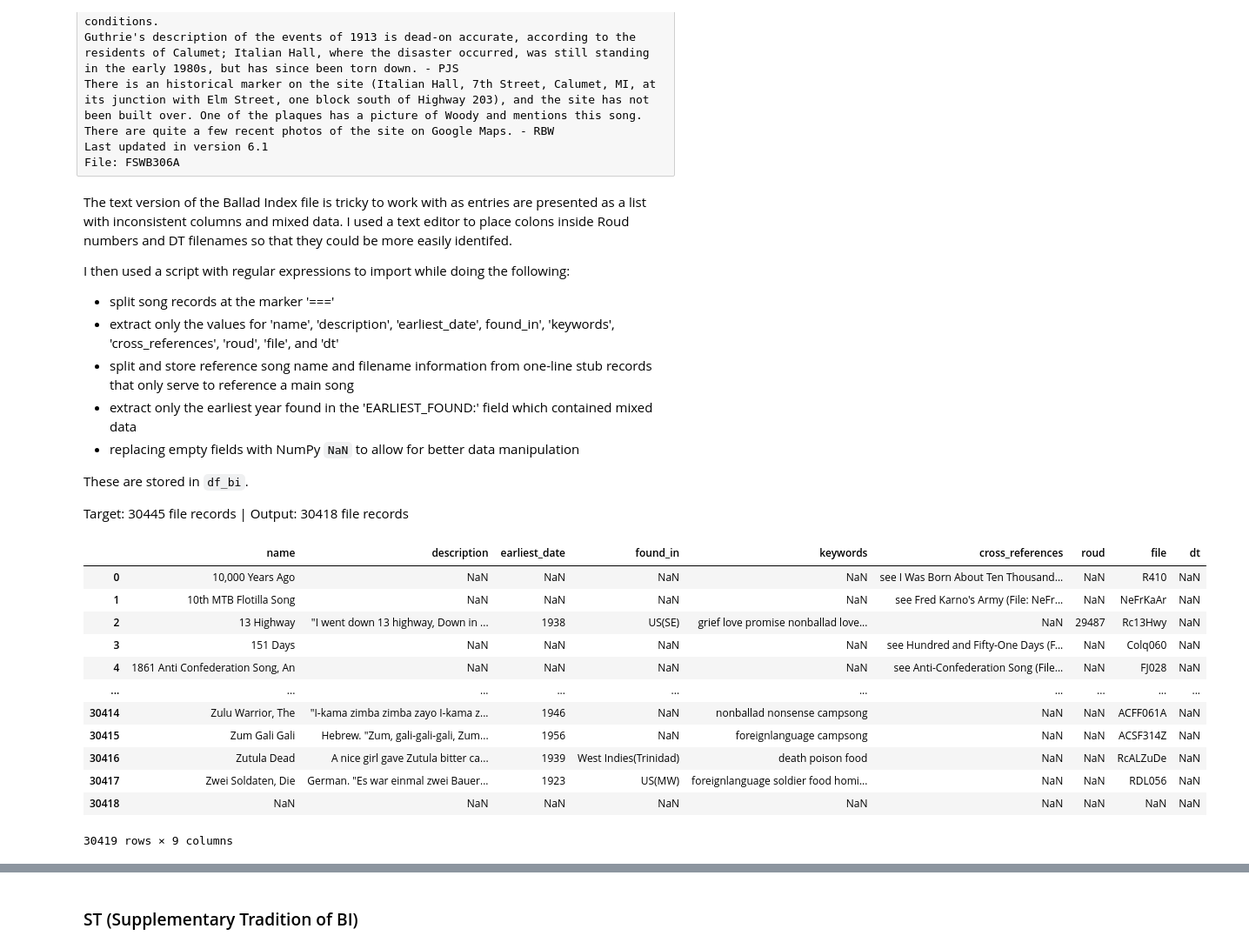
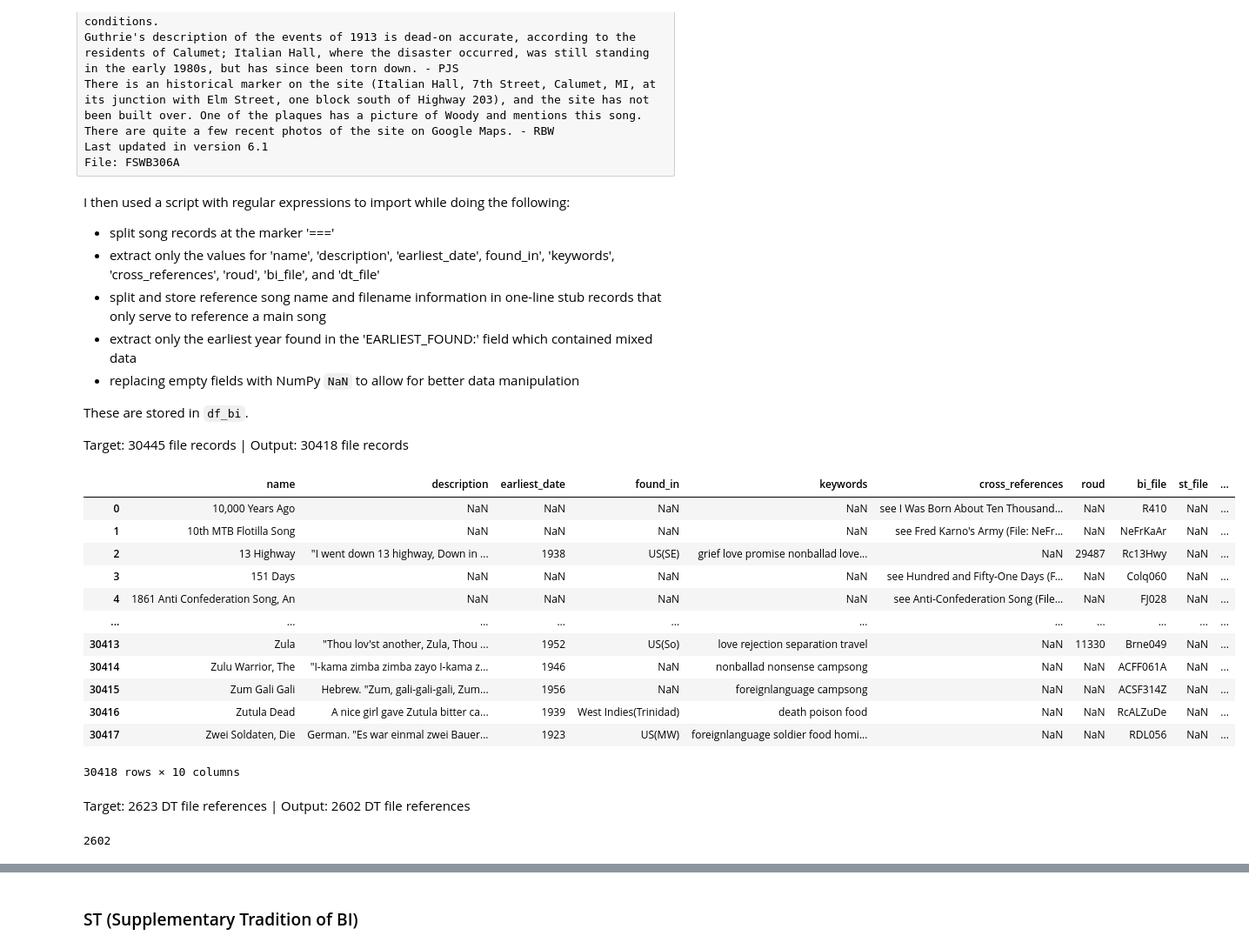
Before and after one commit to sian0x0/Roud-Song-Clusters, a Jupyter notebook: Roud-Clusters.ipynb, the cells around one changed output, grey strips where cells are left out. Shown at 87% size. Drawn from its saved outputs; the diff is of its cells as text; code cells hidden in the pictures.

```diff
--- a/Roud-Clusters.ipynb
+++ b/Roud-Clusters.ipynb
@@ -92,12 +103,10 @@ There is an historical marker on the site (Italian Hall, 7th Street, Calumet, MI
 Last updated in version 6.1
 File: FSWB306A
 # %% [markdown]
-The text version of the Ballad Index file is tricky to work with as entries are presented as a list with inconsistent columns and mixed data. I used a text editor to place colons inside Roud numbers and DT filenames so that they could be more easily identifed.
-
 I then used a script with regular expressions to import while doing the following:
 - split song records at the marker '==='
-- extract only the values for 'name', 'description', 'earliest_date', found_in', 'keywords', 'cross_references', 'roud', 'file', and 'dt'
-- split and store reference song name and filename information from one-line stub records that only serve to reference a main song
+- extract only the values for 'name', 'description', 'earliest_date', found_in', 'keywords', 'cross_references', 'roud', 'bi_file', and 'dt_file'
+- split and store reference song name and filename information in one-line stub records that only serve to reference a main song
 - extract only the earliest year found in the 'EARLIEST_FOUND:' field which contained mixed data
 - replacing empty fields with NumPy `NaN` to allow for better data manipulation
 
@@ -115,14 +124,15 @@ file_path = './Data/BalladIndex/txt/BDIDXTXT/balldidxedited.txt'
 with open(file_path, 'r') as file:
     data = file.read()
 
-# define each record's start and end marker then find each record
+# define each record's start (0) and end (1) marker
 record_pattern = re.compile(r'===\n(.*?)(?=\n===)', re.DOTALL)
+# initialise a callable iterator that will go over the `data` spit out matches
 records = re.finditer(record_pattern, data)
 
-# list to store dicts of extracted information
+# list to store dicts of extracted `record_data`
 records_data = []
 
-# regular expression patterns describing possible fields and values for a record
+# dict of possible fields in a record, and regular expression patterns to find them with
 field_patterns = {
     'name': r'NAME: (.*?)(?:\n|$)',
     'description': r'DESCRIPTION: ((?:(?!KEYWORDS|FOUND_IN|REFERENCES|ROUD|File:|CROSS_REFERENCES:|DT:).)*)(?:\n|$)',
@@ -131,68 +141,81 @@ field_patterns = {
     'keywords': r'KEYWORDS: (.*?)(?:\n|$)',
     'cross_references': r'CROSS_REFERENCES:\n(.*?)(?:(?=\n{2}|===|File:|DT:)|\n\Z)', #TODO: check this needs DT:
     'roud': r'ROUD: (.*?)(?:\n|$)',
-    'file': r'File: (.*?)(?:\n|$)',
-    'dt': r'DT: (.*?)(?:\n|$)'
+    'bi_file': r'File: (.*?)(?:\n|$)',
+    'st_file': r'ST: (.*?)(?:\n|$)',
+    'dt_file': r'DT: (.*?)(?:\n|$)'
 }
 
 # loop to extract information for each record
 for record in records:
-    # dict to store keys and values for each record
+    # dict to store key and value for each record
     record_data = {}
     # loop to extract information for each field in each record
     for field, pattern in field_patterns.items():
         value = re.search(pattern, record.group(1), re.DOTALL)
+        # if a value matching a search pattern has been found, replace `value`
+        # to store the right bit: group(1)
         if value:
             value = value.group(1).strip()
-            # year handling: find all 4-digit years in field then pick lowest
+            # extra year handling: find all 4-digit years in field then pick lowest
             if field == 'earliest_date':
                 years = re.findall(r'\b\d{4}\b', value)
                 if years:
                     value = min(map(int, years))
         else:
             value = ""
         record_data[field] = value
 
-    # stub handling: if 'name' contains ': see' and/or 'File:', store these in 'cross_references', and 'file' fields accordingly
+    # stub handling: if 'name' line contains ': see' and/or 'File:',
+    # store these in 'cross_references' and 'bi_file' fields accordingly
     name = record_data['name']
     if ': see' in name:
         cross_ref_idx = name.find(': see')
         record_data['cross_references'] = 'see ' + name[cross_ref_idx + 5:].strip()
         record_data['name'] = name[:cross_ref_idx].strip()
-
-    file_info = record_data['file']
-    if '(File:' in file_info:
-        cross_ref_idx = file_info.find('(File:')
-        record_data['cross_references'] = file_info[cross_ref_idx + 6:].strip().rstrip(')')
-        record_data['file'] = file_info[:cross_ref_idx].strip()
+    bi_file_info = record_data['bi_file']
+    if '(File:' in bi_file_info:
+        cross_ref_idx = bi_file_info.find('(File:')
+        record_data['cross_references'] = bi_file_info[cross_ref_idx + 6:].strip().rstrip(')')
+        record_data['bi_file'] = bi_file_info[:cross_ref_idx].strip()
 
     # remove any brackets from 'file' field
-    record_data['file'] = record_data['file'].replace('(', '').replace(')', '')
+    record_data['bi_file'] = record_data['bi_file'].replace('(', '').replace(')', '')
     # remove any * from DT filenames
-    record_data['dt'] = record_data['dt'].replace('*', '')
+    record_data['dt_file'] = record_data['dt_file'].replace('*', '')
 
     # append the new record_data to the records_data
     records_data.append(record_data)
 
 # create a DataFrame from the records_data
 df_bi = pd.DataFrame(records_data)
+
+# fill NaNs
 df_bi = df_bi.replace('', np.nan)
+
 #check for empty rows
 #df_bi[df_bi.isnull().all(axis=1)]
-# remove 1 empty row
+# remove empty rows (there was only one at the end)
 df_bi.dropna(how='all', inplace=True)
+
 df_bi
 # %% [output]
-|  | name | description | earliest_date | found_in | keywords | cross_references | roud | file | dt |
-| 0 | 10,000 Years Ago | NaN | NaN | NaN | NaN | see I Was Born About Ten Thousand... | NaN | R410 | NaN |
-| 1 | 10th MTB Flotilla Song | NaN | NaN | NaN | NaN | see Fred Karno's Army (File: NeFr... | NaN | NeFrKaAr | NaN |
-| 2 | 13 Highway | "I went down 13 highway, Down in ... | 1938 | US(SE) | grief love promise nonballad love... | NaN | 29487 | Rc13Hwy | NaN |
-| 3 | 151 Days | NaN | NaN | NaN | NaN | see Hundred and Fifty-One Days (F... | NaN | Colq060 | NaN |
-| 4 | 1861 Anti Confederation Song, An | NaN | NaN | NaN | NaN | see Anti-Confederation Song (File... | NaN | FJ028 | NaN |
-| ... | ... | ... | ... | ... | ... | ... | ... | ... | ... |
-| 30414 | Zulu Warrior, The | "I-kama zimba zimba zayo I-kama z... | 1946 | NaN | nonballad nonsense campsong | NaN | NaN | ACFF061A | NaN |
-| 30415 | Zum Gali Gali | Hebrew. "Zum, gali-gali-gali, Zum... | 1956 | NaN | foreignlanguage campsong | NaN | NaN | ACSF314Z | NaN |
-| 30416 | Zutula Dead | A nice girl gave Zutula bitter ca... | 1939 | West Indies(Trinidad) | death poison food | NaN | NaN | RcALZuDe | NaN |
-| 30417 | Zwei Soldaten, Die | German. "Es war einmal zwei Bauer... | 1923 | US(MW) | foreignlanguage soldier food homi... | NaN | NaN | RDL056 | NaN |
-| 30418 | NaN | NaN | NaN | NaN | NaN | NaN | NaN | NaN | NaN |
+|  | name | description | earliest_date | found_in | keywords | cross_references | roud | bi_file | st_file | ... |
+| 0 | 10,000 Years Ago | NaN | NaN | NaN | NaN | see I Was Born About Ten Thousand... | NaN | R410 | NaN | ... |
+| 1 | 10th MTB Flotilla Song | NaN | NaN | NaN | NaN | see Fred Karno's Army (File: NeFr... | NaN | NeFrKaAr | NaN | ... |
+| 2 | 13 Highway | "I went down 13 highway, Down in ... | 1938 | US(SE) | grief love promise nonballad love... | NaN | 29487 | Rc13Hwy | NaN | ... |
+| 3 | 151 Days | NaN | NaN | NaN | NaN | see Hundred and Fifty-One Days (F... | NaN | Colq060 | NaN | ... |
+| 4 | 1861 Anti Confederation Song, An | NaN | NaN | NaN | NaN | see Anti-Confederation Song (File... | NaN | FJ028 | NaN | ... |
+| ... | ... | ... | ... | ... | ... | ... | ... | ... | ... | ... |
+| 30413 | Zula | "Thou lov'st another, Zula, Thou ... | 1952 | US(So) | love rejection separation travel | NaN | 11330 | Brne049 | NaN | ... |
+| 30414 | Zulu Warrior, The | "I-kama zimba zimba zayo I-kama z... | 1946 | NaN | nonballad nonsense campsong | NaN | NaN | ACFF061A | NaN | ... |
+| 30415 | Zum Gali Gali | Hebrew. "Zum, gali-gali-gali, Zum... | 1956 | NaN | foreignlanguage campsong | NaN | NaN | ACSF314Z | NaN | ... |
+| 30416 | Zutula Dead | A nice girl gave Zutula bitter ca... | 1939 | West Indies(Trinidad) | death poison food | NaN | NaN | RcALZuDe | NaN | ... |
+| 30417 | Zwei Soldaten, Die | German. "Es war einmal zwei Bauer... | 1923 | US(MW) | foreignlanguage soldier food homi... | NaN | NaN | RDL056 | NaN | ... |
-30419 rows × 9 columns
+30418 rows × 10 columns
+# %% [markdown]
+Target: 2623 DT file references | Output: 2602 DT file references
+# %%
+df_bi.query("dt_file.notna()").dt_file.count()
+# %% [output]
+2602
```
Also changed, not shown: parts of 38 cells of this notebook.
